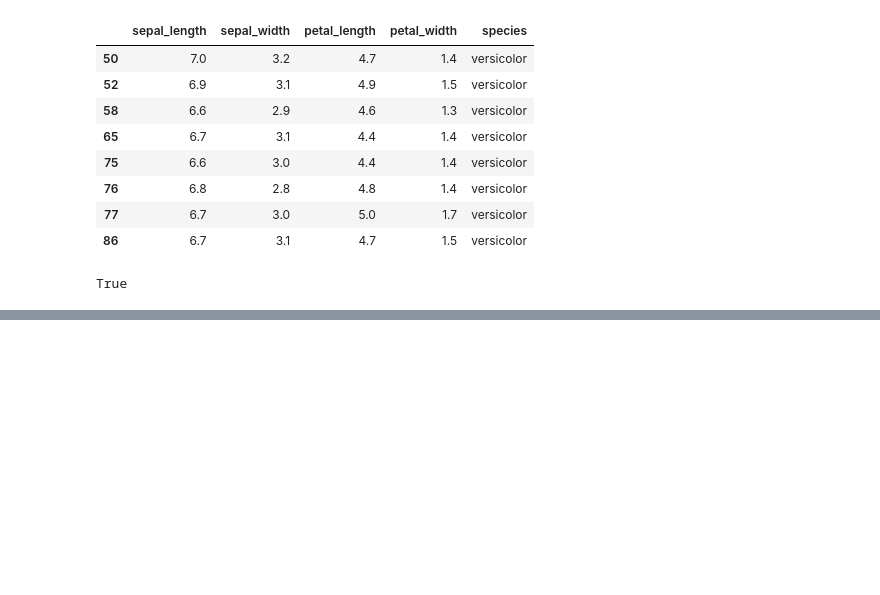
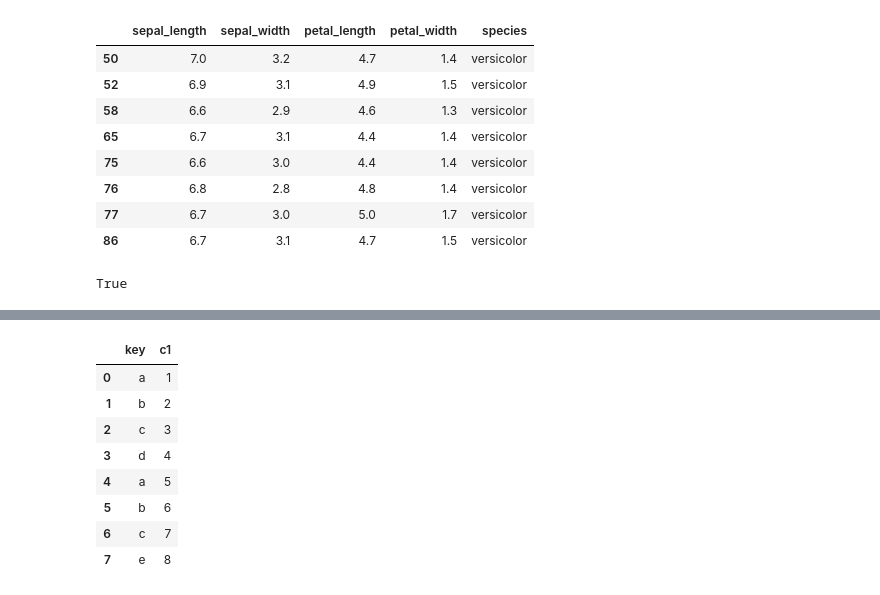
Before and after one commit to comlec/ai_x, a Jupyter notebook: source/01_python/ch11_데이터프레임과시리즈(Pandas)_1절~8절.ipynb, the cells around one changed output, grey strips where cells are left out. Cells and saved outputs as stored; diff of their text form; code cells hidden in the pictures; blank space fills up the shorter version.

```diff
--- a/source/01_python/ch11_데이터프레임과시리즈(Pandas)_1절~8절.ipynb
+++ b/source/01_python/ch11_데이터프레임과시리즈(Pandas)_1절~8절.ipynb
@@ -1280,0 +1337,16 @@ df1.merge(right=df2, how='right') # right 데이터만 남기고 외쪽데이터
+# %%
+df1 = pd.DataFrame({'key':['a','b','c','d'],
+                    'c1':[1, 2, 3, 4]})
+df2 = pd.DataFrame({'key':['a','b','c','e'],
+                    'c1':[5,6,7,8]})
+pd.concat( [df1, df2], axis=0 ).reset_index(drop=True)
+# %% [output]
+|  | key | c1 |
+| 0 | a | 1 |
+| 1 | b | 2 |
+| 2 | c | 3 |
+| 3 | d | 4 |
+| 4 | a | 5 |
+| 5 | b | 6 |
+| 6 | c | 7 |
+| 7 | e | 8 |
```
Also changed, not shown: parts of 54 cells of this notebook.
